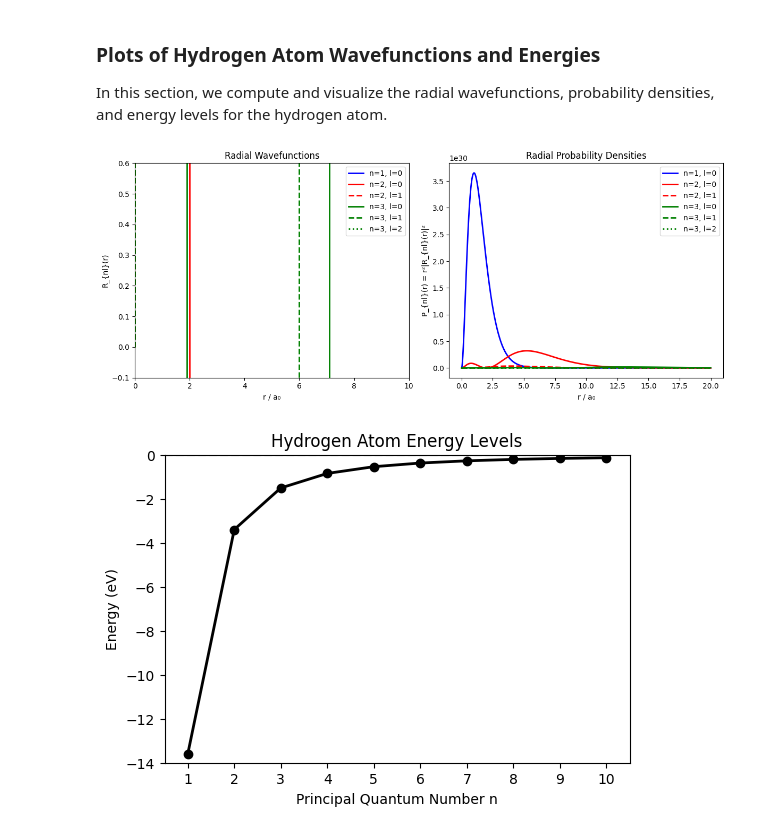
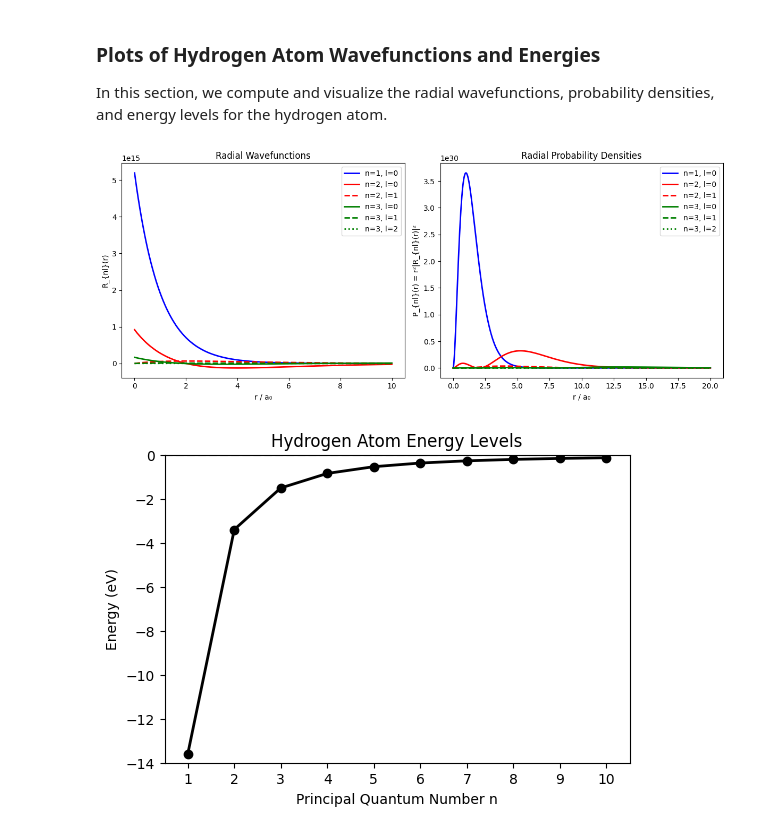
Before and after one commit to BBCnewslondon/Atomic-physics, a Jupyter notebook: chapter3_hydrogen.ipynb, the cells around one changed output. Saved outputs shown, nothing was run; the diff lists cells and outputs as text; code cells hidden in the pictures.

```diff
--- a/chapter3_hydrogen.ipynb
+++ b/chapter3_hydrogen.ipynb
@@ -106,36 +106,34 @@ colors = ['blue', 'red', 'green']
 linestyles = ['-', '--', ':']
 for n in range(1, 4):
     for l in range(n):
         R = radial_wavefunction(n, l, r_R/a0)
         label = f'n={n}, l={l}'
         plt.plot(r_R/a0, R, color=colors[n-1], linestyle=linestyles[l], linewidth=2, label=label)
 
 plt.xlabel('r / a₀')
 plt.ylabel('R_{nl}(r)')
 plt.title('Radial Wavefunctions')
 plt.grid(False)
-plt.xlim(0, 10)
-plt.ylim(-0.1, 0.6)
 plt.legend()
 
 # Radial probability densities (right)
 plt.subplot(1, 2, 2)
 for n in range(1, 4):
     for l in range(n):
         P = probability_density(n, l, r_P/a0)
         label = f'n={n}, l={l}'
         plt.plot(r_P/a0, P, color=colors[n-1], linestyle=linestyles[l], linewidth=2, label=label)
 
 plt.xlabel('r / a₀')
 plt.ylabel('P_{nl}(r) = r²|R_{nl}(r)|²')
 plt.title('Radial Probability Densities')
 plt.grid(False)
 plt.legend()
 
 plt.tight_layout()
 plt.show()
 # %% [output]
-[figure, old version]
+[figure, new version]
 # %%
 # Energy levels styled similar to attachment
 n_values = np.arange(1, 11)
```
Also changed, not shown: parts of 1 cell of this notebook.
